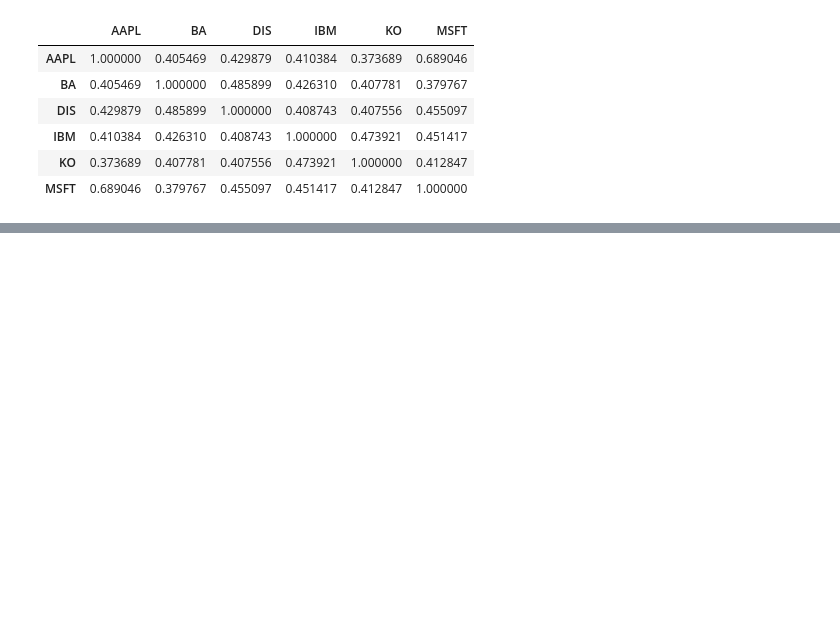
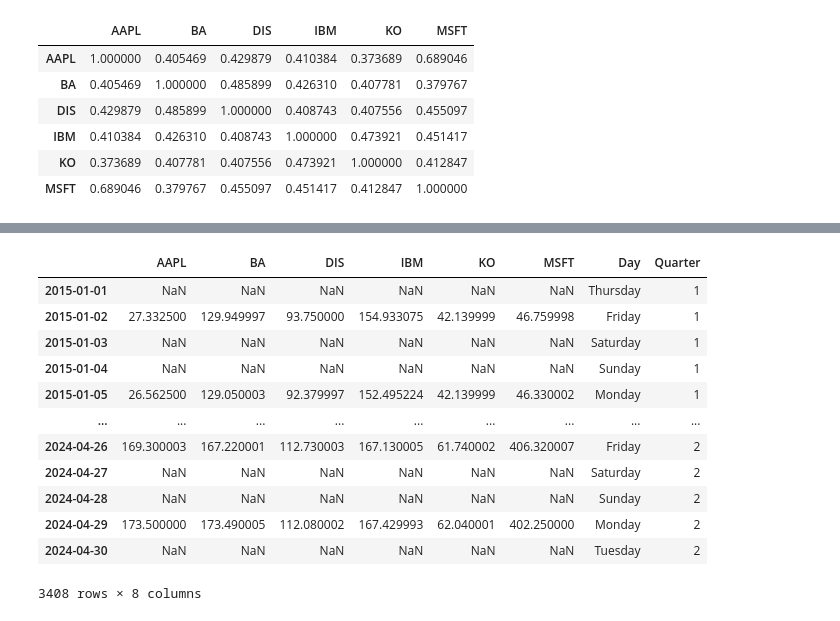
Before and after one commit to alchemistbg/udemy-the-complete-pandas-bootcamp, a Jupyter notebook: Section-24/Pandas_for_Finance_and_Investments.ipynb, the cells around one changed output, grey strips where cells are left out. Saved outputs shown, nothing was run; the diff lists cells and outputs as text; code cells hidden in the pictures; blank space fills up the shorter version.

```diff
--- a/Section-24/Pandas_for_Finance_and_Investments.ipynb
+++ b/Section-24/Pandas_for_Finance_and_Investments.ipynb
@@ -739,0 +938,2 @@ plt.show()
+# %%
+close = close.reindex(all_dates)
@@ -739,0 +954,20 @@ plt.show()
+# %%
+close.Day = close.index.day_name()
+# %%
+close.Quarter = close.index.quarter
+# %%
+close
+# %% [output]
+|  | AAPL | BA | DIS | IBM | KO | MSFT | Day | Quarter |
+| 2015-01-01 | NaN | NaN | NaN | NaN | NaN | NaN | Thursday | 1 |
+| 2015-01-02 | 27.332500 | 129.949997 | 93.750000 | 154.933075 | 42.139999 | 46.759998 | Friday | 1 |
+| 2015-01-03 | NaN | NaN | NaN | NaN | NaN | NaN | Saturday | 1 |
+| 2015-01-04 | NaN | NaN | NaN | NaN | NaN | NaN | Sunday | 1 |
+| 2015-01-05 | 26.562500 | 129.050003 | 92.379997 | 152.495224 | 42.139999 | 46.330002 | Monday | 1 |
+| ... | ... | ... | ... | ... | ... | ... | ... | ... |
+| 2024-04-26 | 169.300003 | 167.220001 | 112.730003 | 167.130005 | 61.740002 | 406.320007 | Friday | 2 |
+| 2024-04-27 | NaN | NaN | NaN | NaN | NaN | NaN | Saturday | 2 |
+| 2024-04-28 | NaN | NaN | NaN | NaN | NaN | NaN | Sunday | 2 |
+| 2024-04-29 | 173.500000 | 173.490005 | 112.080002 | 167.429993 | 62.040001 | 402.250000 | Monday | 2 |
+| 2024-04-30 | NaN | NaN | NaN | NaN | NaN | NaN | Tuesday | 2 |
+3408 rows × 8 columns
```
Also changed, not shown: parts of 44 cells of this notebook, 2 other files.
